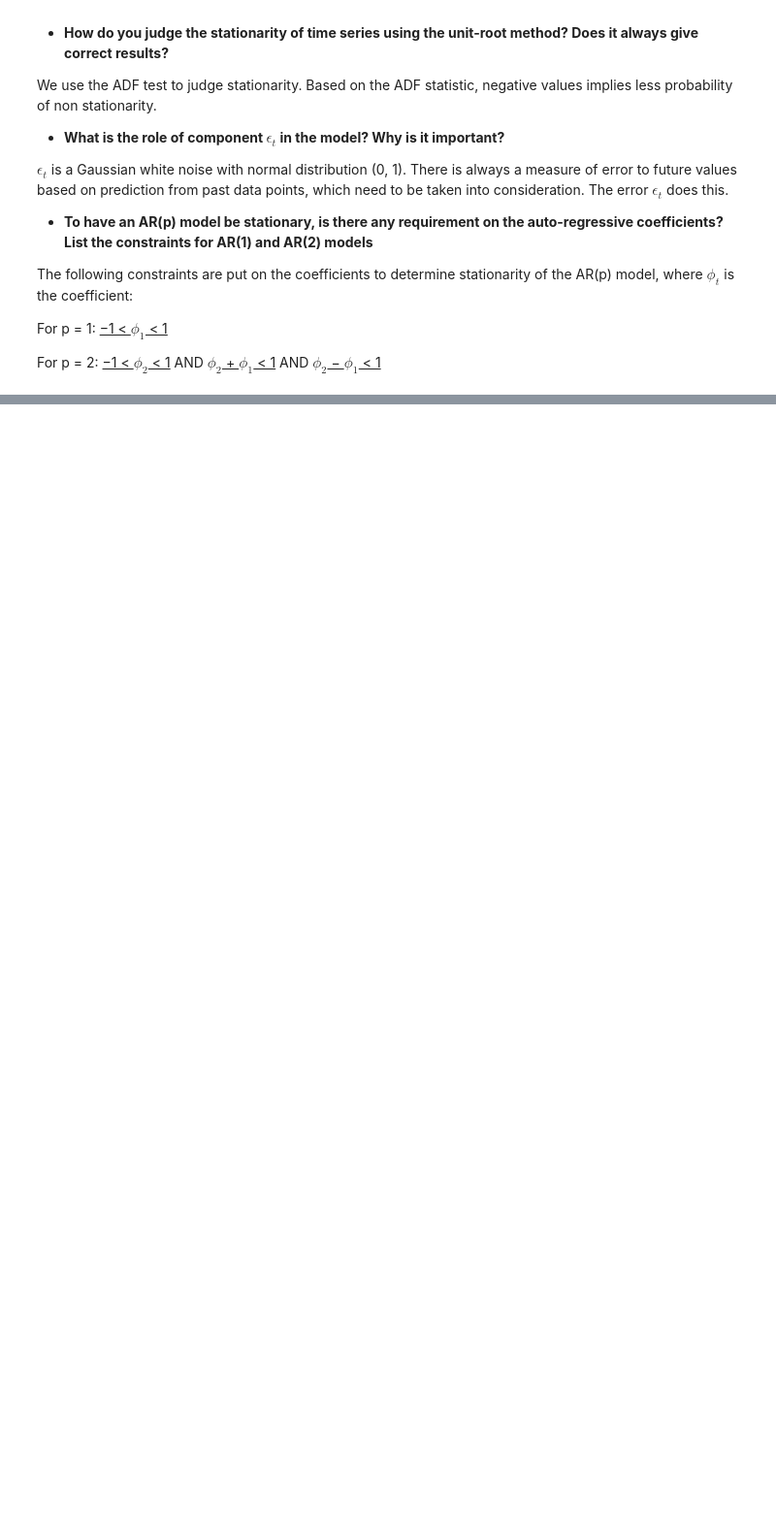
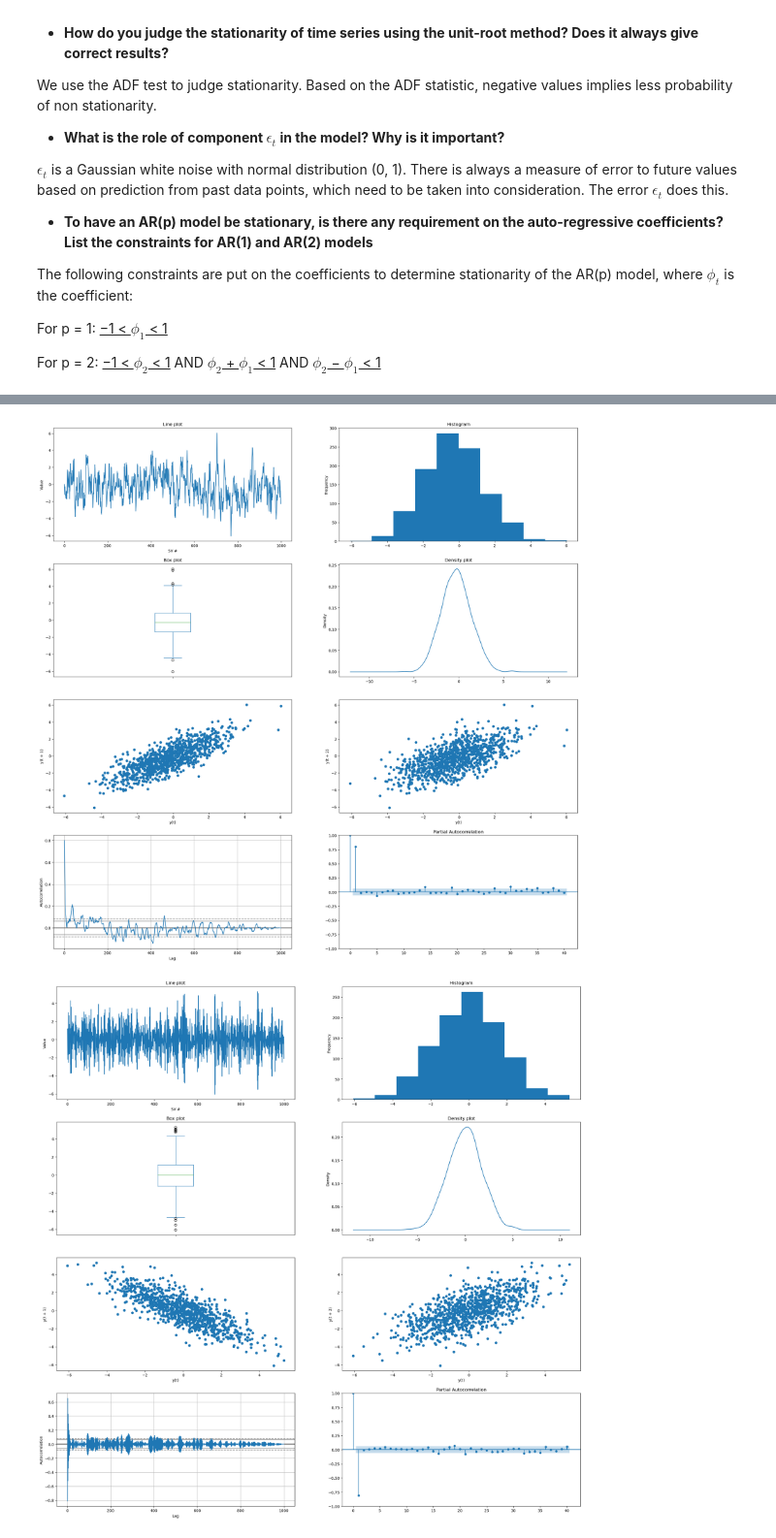
Before and after one commit to JoshSadiq/IL2233, a Jupyter notebook: 2-lab/2-lab.ipynb, the cells around one changed output, grey strips where cells are left out. Shown at 97% size. Saved outputs shown, nothing was run; the diff lists cells and outputs as text; code cells hidden in the pictures; blank space fills up the shorter version.

```diff
--- a/2-lab/2-lab.ipynb
+++ b/2-lab/2-lab.ipynb
@@ -158,0 +187,13 @@ For p = 2: <u>−1 < $\phi_2$ < 1</u> AND <u>$\phi_2$ + $\phi_1$ < 1</u> AND <u>
+# %%
+s1, p1 = gen_arma(lagcoeffs_ar=[0.8], nsample=1000)
+s2, p2 = gen_arma(lagcoeffs_ar=[-0.8], nsample=1000)
+s3, p3 = gen_arma(lagcoeffs_ar=[1, -0.5], nsample=1000)
+s4, p4 = gen_arma(lagcoeffs_ar=[-1, -0.5], nsample=1000)
+
+plot_all(Series(s1), lags=40);
+plot_all(Series(s2), lags=40);
+plot_all(Series(s3), lags=40);
+plot_all(Series(s4), lags=40);
+# %% [output]
+[figure, added]
+[figure, added]
```
Also changed, not shown: parts of 7 cells of this notebook.
